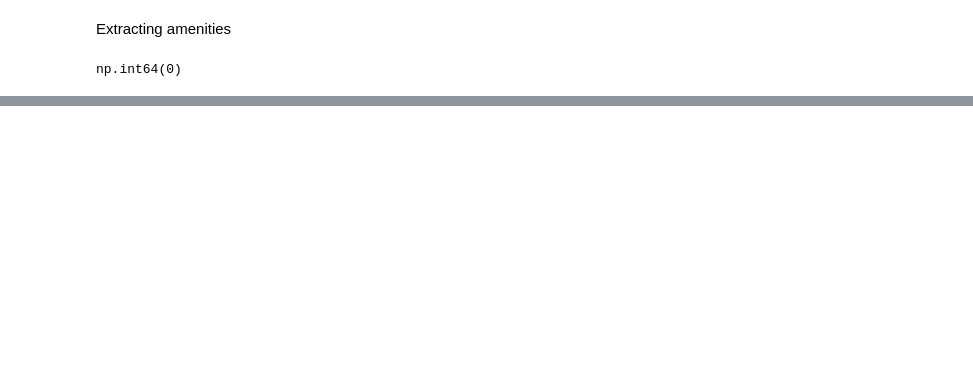
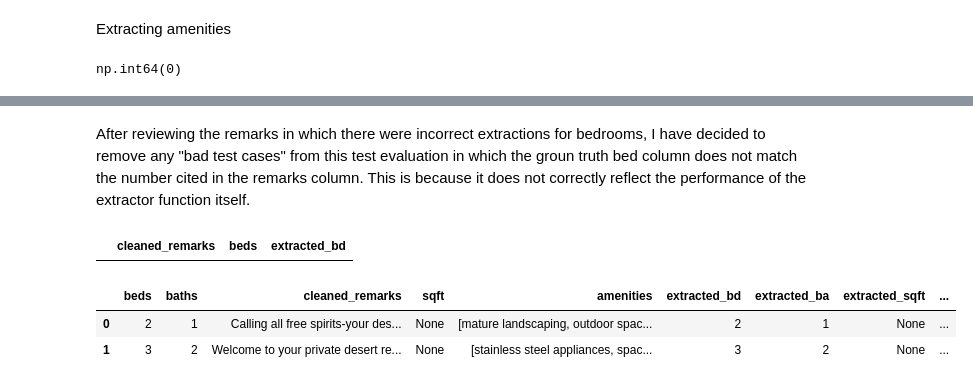
Before and after one commit to mayabernstein/idx-exchange-agentic-ai-engineer, a Jupyter notebook: NLP_Engineer/notebooks/3_entity_extractor.ipynb, the cells around one changed output, grey strips where cells are left out. Saved outputs shown, nothing was run; the diff lists cells and outputs as text; code cells hidden in the pictures; blank space fills up the shorter version.

```diff
--- a/NLP_Engineer/notebooks/3_entity_extractor.ipynb
+++ b/NLP_Engineer/notebooks/3_entity_extractor.ipynb
@@ -685,0 +1216,4 @@ np.int64(0)
+# %%
+test_df["baths"] = test_df["baths"].apply(normalize_bed_bath)
+
+test_df["extracted_ba"] = test_df["extracted_ba"].apply(normalize_bed_bath)
@@ -685,0 +1450,20 @@ np.int64(0)
+# %%
+test_df["bed_error"] = test_df.apply(
+    lambda row: find_entity_error(row, "beds", "extracted_bd"),
+    axis=1
+)
+
+test_df["bath_error"] = test_df.apply(
+    lambda row: find_entity_error(row, "baths", "extracted_ba"),
+    axis=1
+)
+
+test_df_price["price_error"] = test_df_price.apply(
+    lambda row: find_entity_error(row, "price", "extracted_price"),
+    axis=1
+)
+
+test_df["sqft_error"] = test_df.apply(
+    lambda row: find_entity_error(row, "sqft", "extracted_sqft"),
+    axis=1
+)
@@ -685,0 +1482,25 @@ np.int64(0)
+# %% [markdown]
+After reviewing the remarks in which there were incorrect extractions for bedrooms, I have decided to remove any "bad test cases" from this test evaluation in which the groun truth bed column does not match the number cited in the remarks column. This is because it does not correctly reflect the performance of the extractor function itself.
+# %%
+pd.set_option("display.max_colwidth", None)
+mask = (
+    (test_df["beds"] == 4) &
+    (test_df["extracted_bd"] == 2004)
+)
+
+test_df.loc[
+    mask,
+    ["cleaned_remarks", "beds", "extracted_bd"]
+].head(2)
+# %% [output]
+|  | cleaned_remarks | beds | extracted_bd |
+# %%
+test_df_bed = test_df.copy()
+# %%
+pd.reset_option("display.max_colwidth")
+test_df_bed = test_df_bed.reset_index(drop=True)
+test_df_bed.head(2)
+# %% [output]
+|  | beds | baths | cleaned_remarks | sqft | amenities | extracted_bd | extracted_ba | extracted_sqft | ... |
+| 0 | 2 | 1 | Calling all free spirits-your des... | None | [mature landscaping, outdoor spac... | 2 | 1 | None | ... |
+| 1 | 3 | 2 | Welcome to your private desert re... | None | [stainless steel appliances, spac... | 3 | 2 | None | ... |
```
Also changed, not shown: parts of 134 cells of this notebook, 1 other file.
